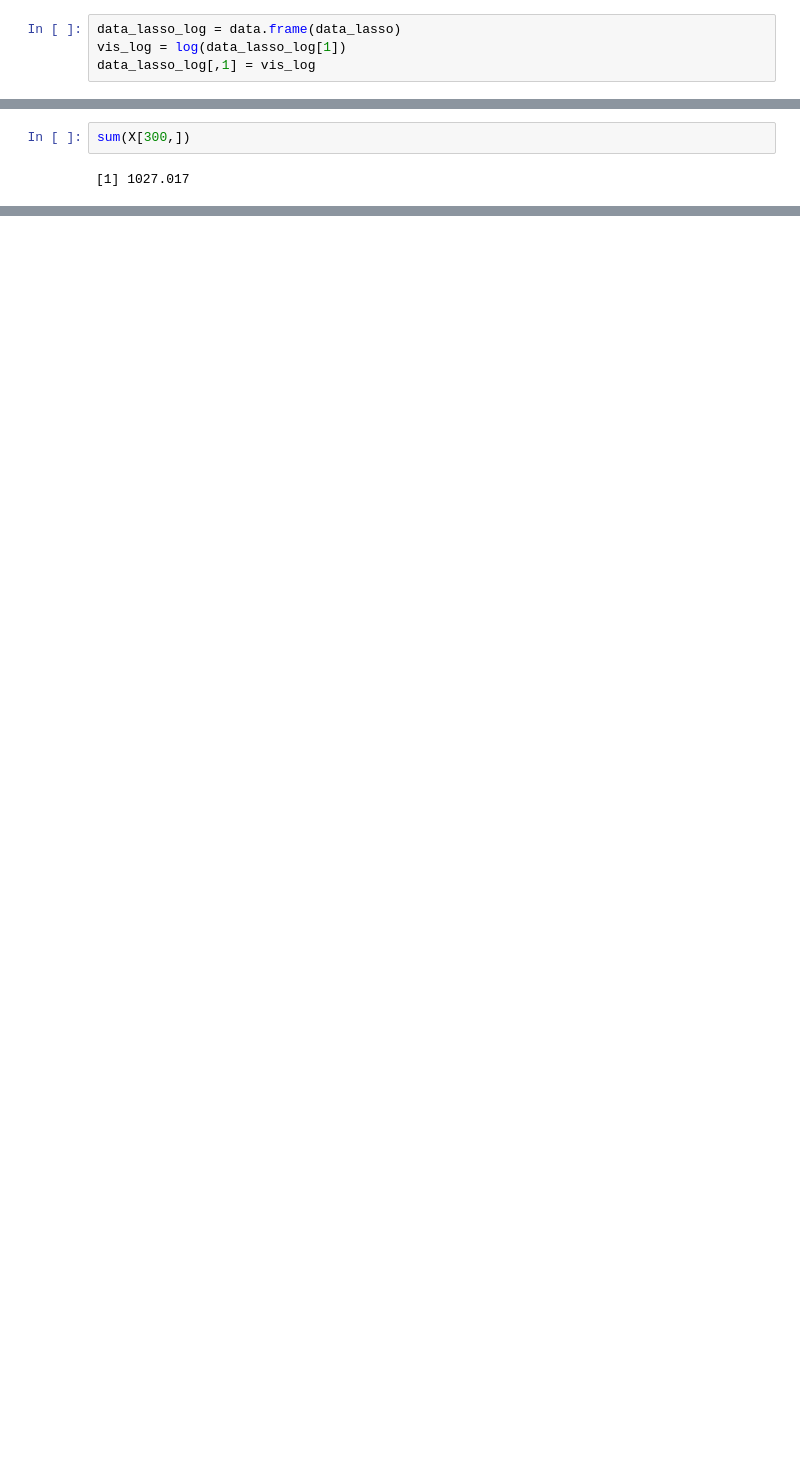
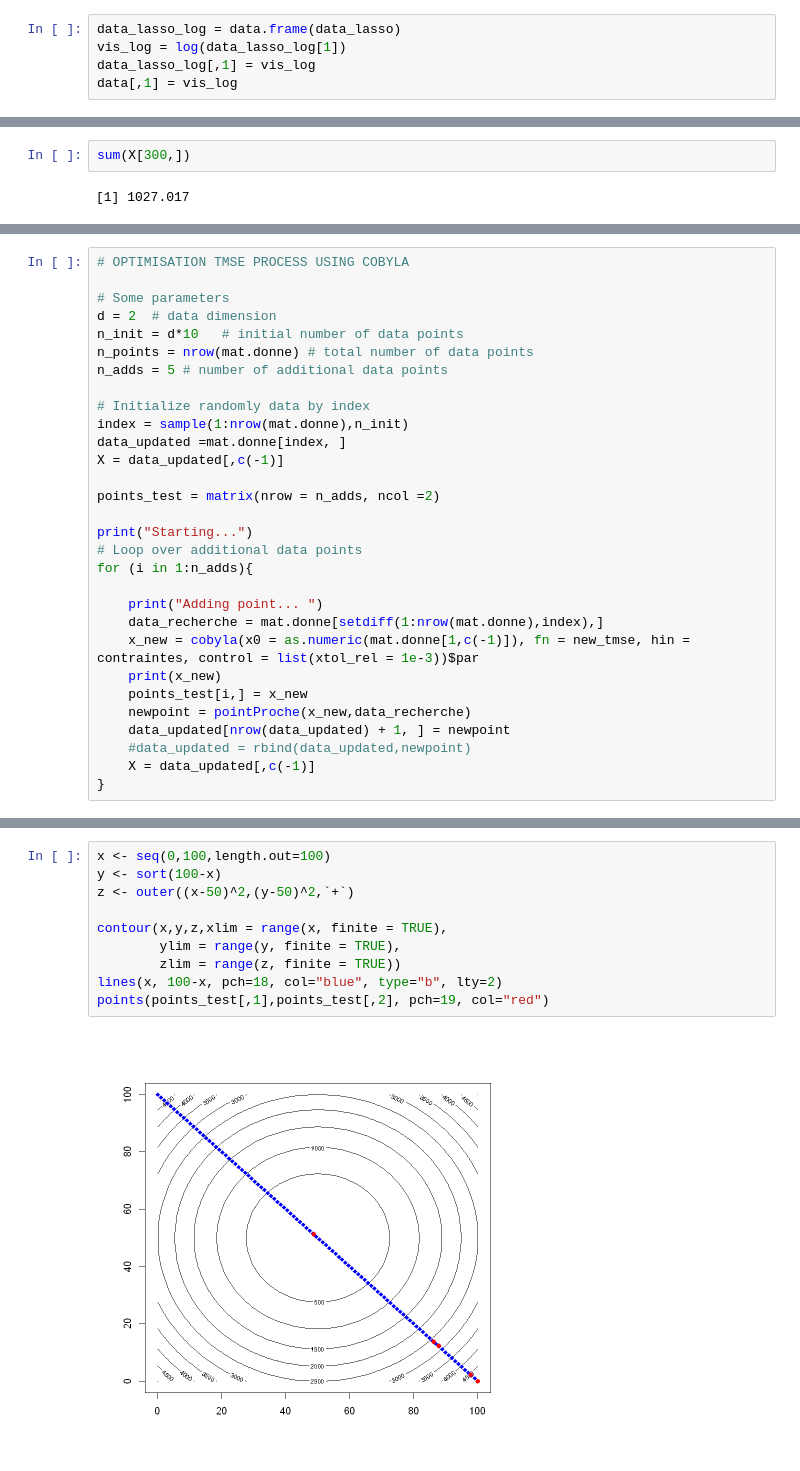
Before and after one commit to supetite/Projet-IPPON, a Jupyter notebook: Target - IMSE.ipynb, the cells around one changed output, grey strips where cells are left out. Drawn from its saved outputs; the diff is of its cells as text; blank space fills up the shorter version.

Commit message:
Fonction jouet pour tmse au simplex

```diff
--- a/Target - IMSE.ipynb
+++ b/Target - IMSE.ipynb
@@ -21,6 +21,7 @@ data_lasso = nettoyer(data_lasso)
 data_lasso_log = data.frame(data_lasso)
 vis_log = log(data_lasso_log[1])
 data_lasso_log[,1] = vis_log
+data[,1] = vis_log
 # %%
 dim(data_lasso_log)
 # %% [output]
@@ -798,0 +664,30 @@ ERROR: Error in chol.default(R): the leading minor of order 739 is not positive
+# %%
+# OPTIMISATION TMSE PROCESS USING COBYLA
+
+# Some parameters
+d = 2  # data dimension
+n_init = d*10   # initial number of data points
+n_points = nrow(mat.donne) # total number of data points
+n_adds = 5 # number of additional data points
+
+# Initialize randomly data by index
+index = sample(1:nrow(mat.donne),n_init)
+data_updated =mat.donne[index, ]
+X = data_updated[,c(-1)]
+
+points_test = matrix(nrow = n_adds, ncol =2)
+
+print("Starting...")
+# Loop over additional data points
+for (i in 1:n_adds){
+
+    print("Adding point... ")
+    data_recherche = mat.donne[setdiff(1:nrow(mat.donne),index),]
+    x_new = cobyla(x0 = as.numeric(mat.donne[1,c(-1)]), fn = new_tmse, hin = contraintes, control = list(xtol_rel = 1e-3))$par
+    print(x_new)
+    points_test[i,] = x_new
+    newpoint = pointProche(x_new,data_recherche)
+    data_updated[nrow(data_updated) + 1, ] = newpoint
+    #data_updated = rbind(data_updated,newpoint)
+    X = data_updated[,c(-1)]
+}
@@ -798,0 +796,12 @@ ERROR: Error in chol.default(R): the leading minor of order 739 is not positive
+# %%
+x <- seq(0,100,length.out=100)
+y <- sort(100-x)
+z <- outer((x-50)^2,(y-50)^2,`+`)
+
+contour(x,y,z,xlim = range(x, finite = TRUE),
+        ylim = range(y, finite = TRUE),
+        zlim = range(z, finite = TRUE))
+lines(x, 100-x, pch=18, col="blue", type="b", lty=2)
+points(points_test[,1],points_test[,2], pch=19, col="red")
+# %% [output]
+[figure, added]
```
Also changed, not shown: parts of 31 cells of this notebook.
